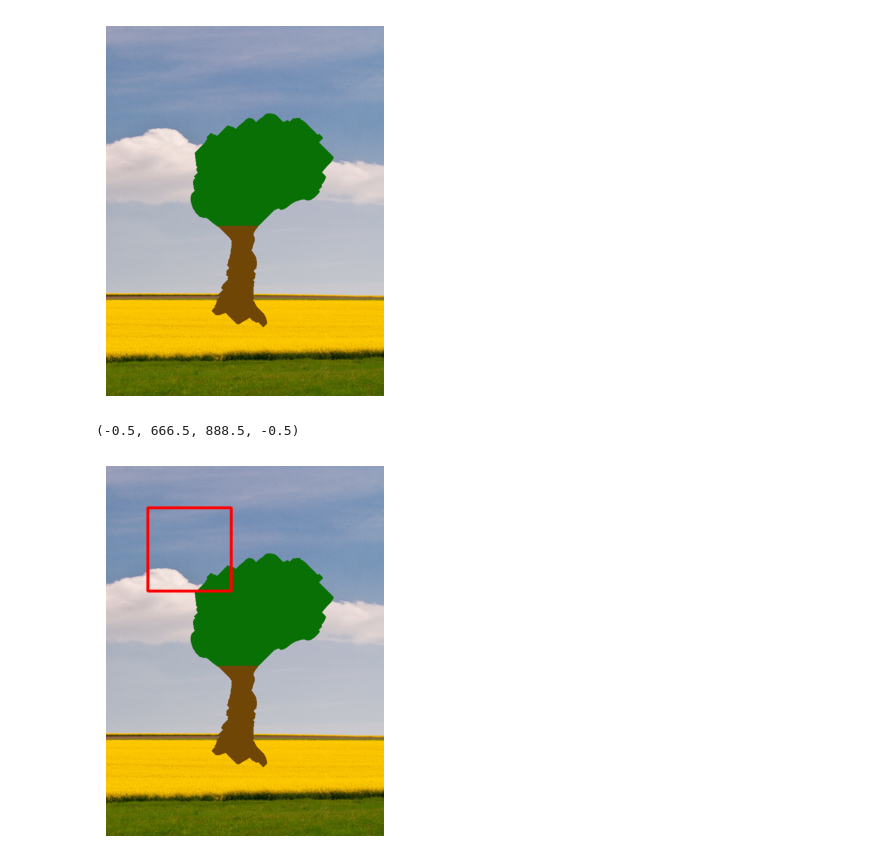
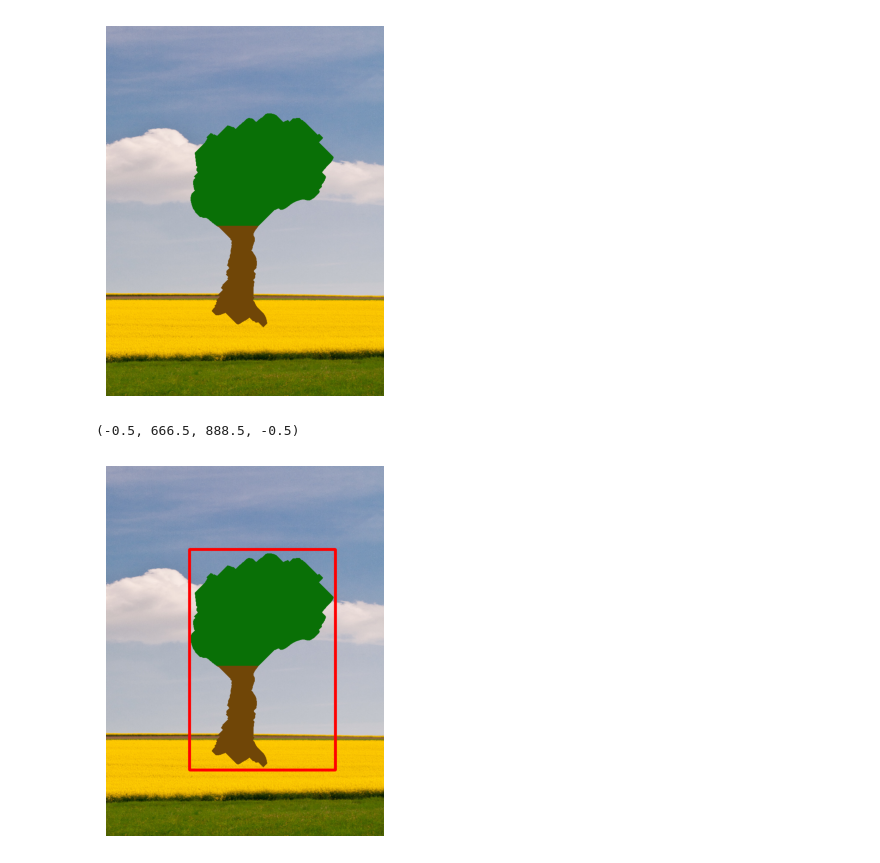
Before and after one commit to vc-2026-ii/vc_convolucion_clase, a Jupyter notebook: cuaderno_op_morf.ipynb, the cells around one changed output. Cells and saved outputs as stored; diff of their text form; code cells hidden in the pictures.

```diff
--- a/cuaderno_op_morf.ipynb
+++ b/cuaderno_op_morf.ipynb
@@ -127,15 +127,15 @@ plt.axis("off")
 [figure]
 # %%
 I2 = I_tree_fondo.copy()
-x1, y1 = 100, 100
-x2, y2 = 300, 300
+x1, y1 = 200, 200
+x2, y2 = 550, 730
 color = (255, 0, 0)  # Color in RGB
 grosor = 5  # Thickness of the rectangle
 cv2.rectangle(I2, (x1, y1), (x2, y2), color, grosor)
 
 plt.figure()
 plt.imshow(I2)
 plt.axis("off")
 # %% [output]
 (-0.5, 666.5, 888.5, -0.5)
-[figure, old version]
+[figure, new version]
```
